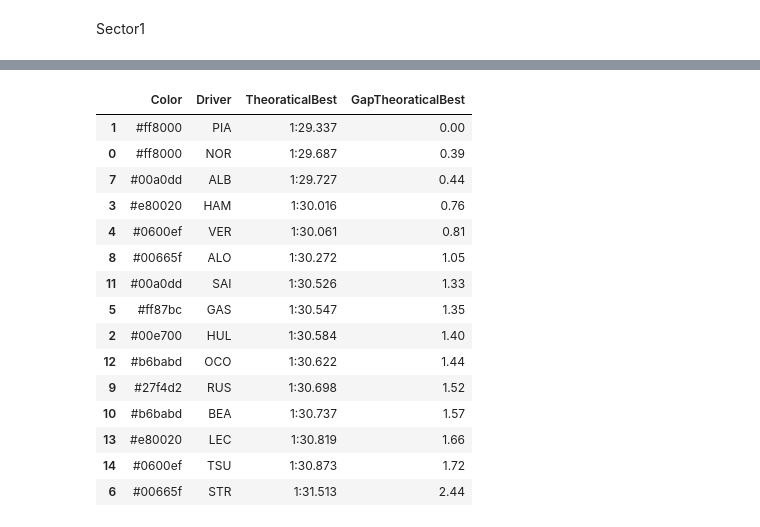
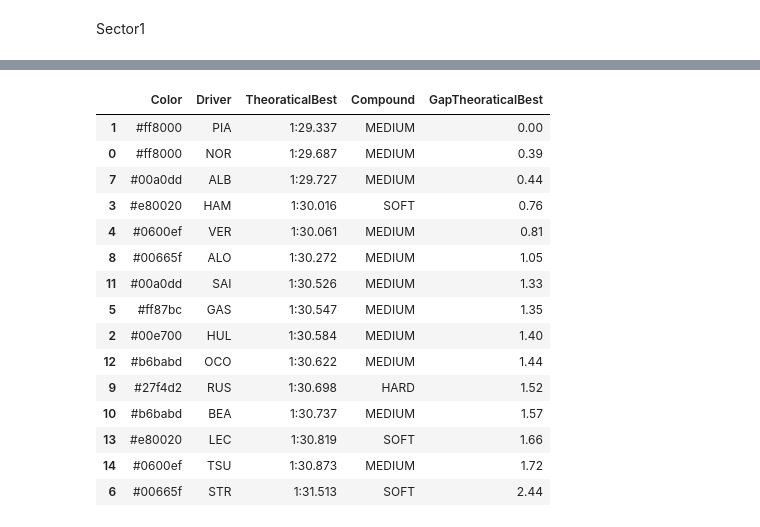
Before and after one commit to Kuriiios/f1_analysis_visualization, a Jupyter notebook: notebooks/race/race_table.ipynb, the cells around one changed output, grey strips where cells are left out. Cells and saved outputs as stored; diff of their text form; code cells hidden in the pictures.

```diff
--- a/notebooks/race/race_table.ipynb
+++ b/notebooks/race/race_table.ipynb
@@ -14,9 +14,9 @@ from fastf1.ergast import Ergast
 ergast = Ergast()
 
 year = 2025
-race_number = 12
+race_number = 11
 race_session = 'R'
-Lap_Number = 50
+Lap_Number = 42
 
 #year = int(input("Year ? "))
 #race_number = int(input("Race Number ? (1-24) "))
@@ -414,20 +565,26 @@ driver_data_best_laps_df
 # %%
 driver_data_last_laps_df=pd.DataFrame()
 driver_data_best_laps = []
-driver_data_cols = ['Color', 'Driver', 'Sector3Time']
+driver_data_cols = ['Color', 'Driver', 'Sector3', 'Compound']
 for driver in session.drivers:
     try:
         driver_lap = session.laps.pick_drivers(driver).pick_laps(range(1, 53))
         driver_color = fastf1.plotting.get_driver_color(driver_lap.Driver.iloc[Lap_Number], session)
-        driver_data = [driver_color, driver_lap.Driver.iloc[Lap_Number], np.min(driver_lap.Sector3Time)]
+        driver_data = [driver_color, driver_lap.Driver.iloc[Lap_Number], np.min(driver_lap.Sector3Time), driver_lap.Compound.iloc[Lap_Number]]
     except:
         continue
     driver_data_series = pd.Series(driver_data, index=driver_data_cols)
     driver_data_best_laps.append(driver_data_series)
 driver_data_best_laps_df = pd.DataFrame(driver_data_best_laps)
-driver_data_best_laps_df = driver_data_best_laps_df.sort_values('Sector3Time')
-driver_data_best_laps_df['GapBestSector3Time'] = ((driver_data_best_laps_df.Sector3Time - driver_data_best_laps_df.Sector3Time.iloc[0])/driver_data_best_laps_df.Sector3Time.iloc[0])*100
-driver_data_best_laps_df.Sector3Time = driver_data_best_laps_df.Sector3Time.astype(str).str[13:-3]
-driver_data_best_laps_df.GapBestSector3Time = driver_data_best_laps_df.GapBestSector3Time.astype(str).str[:4]
-driver_data_best_laps_df
+driver_data_best_laps_df = driver_data_best_laps_df.sort_values('Sector3')
+styled_df = driver_data_best_laps_df.style
+styled_df = styled_df.apply(highlight_compound, subset=['Compound'])
+
+formatters = {
+    'Sector3': lambda x: str(x)[13:-3] if pd.notnull(x) else 'No Data',
+}
+
+final_formatters = {k: v for k, v in formatters.items() if k in driver_data_best_laps_df.columns}
+styled_df = styled_df.format(final_formatters)
+styled_df
 # %% [output]
@@ -450,12 +608,12 @@ driver_data_best_laps_df
 # %%
 driver_data_last_laps_df=pd.DataFrame()
 driver_data_best_laps = []
-driver_data_cols = ['Color', 'Driver', 'LapTime']
+driver_data_cols = ['Color', 'Driver', 'LapTime', 'Compound']
 for driver in session.drivers:
     try:
         driver_lap = session.laps.pick_drivers(driver).pick_laps(range(1, 53))
         driver_color = fastf1.plotting.get_driver_color(driver_lap.Driver.iloc[Lap_Number], session)
-        driver_data = [driver_color, driver_lap.Driver.iloc[Lap_Number], np.min(driver_lap.LapTime)]
+        driver_data = [driver_color, driver_lap.Driver.iloc[Lap_Number], np.min(driver_lap.LapTime), driver_lap.Compound.iloc[Lap_Number]]
     except:
         continue
     driver_data_series = pd.Series(driver_data, index=driver_data_cols)
@@ -486,38 +644,38 @@ driver_data_best_laps_df
 # %%
 driver_data_last_laps_df=pd.DataFrame()
 driver_data_best_laps = []
-driver_data_cols = ['Color', 'Driver', 'TheoraticalBest']
+driver_data_cols = ['Color', 'Driver', 'TheoraticalBest', 'Compound']
 for driver in session.drivers:
     try:
         driver_lap = session.laps.pick_drivers(driver).pick_laps(range(1, 53))
         driver_color = fastf1.plotting.get_driver_color(driver_lap.Driver.iloc[Lap_Number], session)
-        driver_data = [driver_color, driver_lap.Driver.iloc[Lap_Number], (np.min(driver_lap.Sector1Time) + np.min(driver_lap.Sector2Time) + np.min(driver_lap.Sector3Time))]
+        driver_data = [driver_color, driver_lap.Driver.iloc[Lap_Number], (np.min(driver_lap.Sector1Time) + np.min(driver_lap.Sector2Time) + np.min(driver_lap.Sector3Time)), driver_lap.Compound.iloc[Lap_Number]]
     except:
         continue
     driver_data_series = pd.Series(driver_data, index=driver_data_cols)
     driver_data_best_laps.append(driver_data_series)
 driver_data_best_laps_df = pd.DataFrame(driver_data_best_laps)
 driver_data_best_laps_df = driver_data_best_laps_df.sort_values('TheoraticalBest')
 driver_data_best_laps_df['GapTheoraticalBest'] = round(((driver_data_best_laps_df.TheoraticalBest - driver_data_best_laps_df.TheoraticalBest.iloc[0])/driver_data_best_laps_df.TheoraticalBest.iloc[0]),4)*100
 driver_data_best_laps_df.TheoraticalBest = driver_data_best_laps_df.TheoraticalBest.astype(str).str[11:-3]
 driver_data_best_laps_df
 # %% [output]
-|  | Color | Driver | TheoraticalBest | GapTheoraticalBest |
-| 1 | #ff8000 | PIA | 1:29.337 | 0.00 |
-| 0 | #ff8000 | NOR | 1:29.687 | 0.39 |
-| 7 | #00a0dd | ALB | 1:29.727 | 0.44 |
-| 3 | #e80020 | HAM | 1:30.016 | 0.76 |
-| 4 | #0600ef | VER | 1:30.061 | 0.81 |
-| 8 | #00665f | ALO | 1:30.272 | 1.05 |
-| 11 | #00a0dd | SAI | 1:30.526 | 1.33 |
-| 5 | #ff87bc | GAS | 1:30.547 | 1.35 |
-| 2 | #00e700 | HUL | 1:30.584 | 1.40 |
-| 12 | #b6babd | OCO | 1:30.622 | 1.44 |
-| 9 | #27f4d2 | RUS | 1:30.698 | 1.52 |
-| 10 | #b6babd | BEA | 1:30.737 | 1.57 |
-| 13 | #e80020 | LEC | 1:30.819 | 1.66 |
-| 14 | #0600ef | TSU | 1:30.873 | 1.72 |
-| 6 | #00665f | STR | 1:31.513 | 2.44 |
+|  | Color | Driver | TheoraticalBest | Compound | GapTheoraticalBest |
+| 1 | #ff8000 | PIA | 1:29.337 | MEDIUM | 0.00 |
+| 0 | #ff8000 | NOR | 1:29.687 | MEDIUM | 0.39 |
+| 7 | #00a0dd | ALB | 1:29.727 | MEDIUM | 0.44 |
+| 3 | #e80020 | HAM | 1:30.016 | SOFT | 0.76 |
+| 4 | #0600ef | VER | 1:30.061 | MEDIUM | 0.81 |
+| 8 | #00665f | ALO | 1:30.272 | MEDIUM | 1.05 |
+| 11 | #00a0dd | SAI | 1:30.526 | MEDIUM | 1.33 |
+| 5 | #ff87bc | GAS | 1:30.547 | MEDIUM | 1.35 |
+| 2 | #00e700 | HUL | 1:30.584 | MEDIUM | 1.40 |
+| 12 | #b6babd | OCO | 1:30.622 | MEDIUM | 1.44 |
+| 9 | #27f4d2 | RUS | 1:30.698 | HARD | 1.52 |
+| 10 | #b6babd | BEA | 1:30.737 | MEDIUM | 1.57 |
+| 13 | #e80020 | LEC | 1:30.819 | SOFT | 1.66 |
+| 14 | #0600ef | TSU | 1:30.873 | MEDIUM | 1.72 |
+| 6 | #00665f | STR | 1:31.513 | SOFT | 2.44 |
 # %%
 driver_data_all_laps = []
 lap_range = range(40,52)
```
Also changed, not shown: parts of 9 cells of this notebook, 1 other file.
